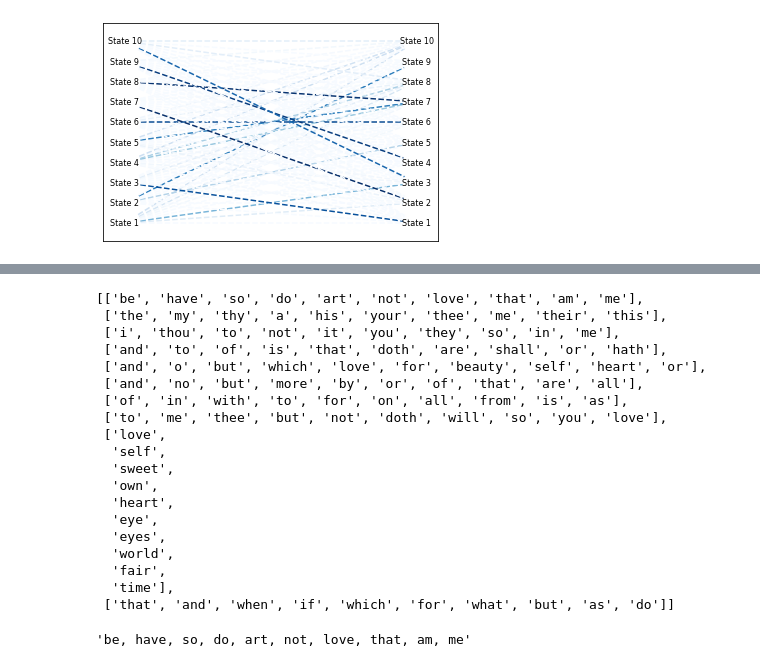
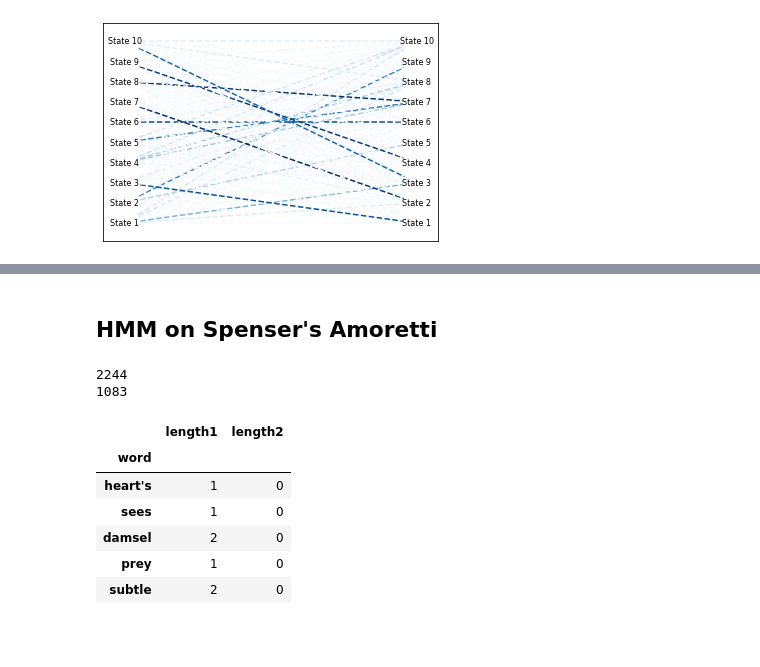
Before and after one commit to cjackal/CS155_PROJECT3, a Jupyter notebook: notebook.ipynb, the cells around one changed output, grey strips where cells are left out. Saved outputs shown, nothing was run; the diff lists cells and outputs as text; code cells hidden in the pictures; blank space fills up the shorter version.

Commit message:
Training Spenser's Amoretti

```diff
--- a/notebook.ipynb
+++ b/notebook.ipynb
@@ -371,3 +316,17 @@ HMM.generate_sonnet(syl_dict)
  ['love', 'unswayed', 'my', 'fair', 'misplaced', 'let', 'those', 'which'],
  ['powers', 'slanderers', 'wilful-slow', 'my', 'cries', 'a'],
  ['that', 'at', 'touch', 'side', 'cloud', 'dateless', 'well', 'ranks', 'thee']]
+# %%
+A = np.genfromtxt('./models/HMM_A_N_states=10.txt')
+O = np.genfromtxt('./models/HMM_O_N_states=10.txt')
+
+from HMM import HiddenMarkovModel
+
+HMM = HiddenMarkovModel(A, O)
+
+a_wo_st = Sonnet(HMM.generate_sonnet(syl_dict))
+a_wo_st.SetDict(df_syl)
+a_wo_st.SetDict_stress(df_stress)
+a_w_st = Sonnet(HMM.generate_sonnet_with_stress(df_syl, df_stress))
+a_w_st.SetDict(df_syl)
+a_w_st.SetDict_stress(df_stress)
@@ -438,33 +419,28 @@ print(ind)
-# %%
-idx = np.argsort(HMM.O, axis=1)
-topwords = []
-for i in range(10):
-    topwords_line = []
-    for j in range(1, 11):
-        topwords_line.append(wordlist[idx[i, -j]])
-    topwords.append(topwords_line)
-topwords
-# %% [output]
-[['be', 'have', 'so', 'do', 'art', 'not', 'love', 'that', 'am', 'me'],
- ['the', 'my', 'thy', 'a', 'his', 'your', 'thee', 'me', 'their', 'this'],
- ['i', 'thou', 'to', 'not', 'it', 'you', 'they', 'so', 'in', 'me'],
- ['and', 'to', 'of', 'is', 'that', 'doth', 'are', 'shall', 'or', 'hath'],
- ['and', 'o', 'but', 'which', 'love', 'for', 'beauty', 'self', 'heart', 'or'],
- ['and', 'no', 'but', 'more', 'by', 'or', 'of', 'that', 'are', 'all'],
- ['of', 'in', 'with', 'to', 'for', 'on', 'all', 'from', 'is', 'as'],
- ['to', 'me', 'thee', 'but', 'not', 'doth', 'will', 'so', 'you', 'love'],
- ['love',
-  'self',
-  'sweet',
-  'own',
-  'heart',
-  'eye',
-  'eyes',
-  'world',
-  'fair',
-  'time'],
- ['that', 'and', 'when', 'if', 'which', 'for', 'what', 'but', 'as', 'do']]
-# %%
-', '.join(['be', 'have', 'so', 'do', 'art', 'not', 'love', 'that', 'am', 'me'])
-# %% [output]
-'be, have, so, do, art, not, love, that, am, me'
+# %% [markdown]
+## HMM on Spenser's Amoretti
+# %%
+b = Utility.SonnetLoader('spenser')
+
+wordlist_spenser = set()
+for i in range(len(b)):
+    wordlist_spenser |= b[i].WordList()
+
+print(len(wordlist_spenser))
+print(len(wordlist_spenser.intersection(set(syl_dict.index))))
+# %% [output]
+2244
+1083
+# %%
+df_syl_spenser, df_stress_spenser = Dictionary.sylAndStr_nltk(wordlist_spenser, dict_syl=syl_dict)
+# df_syl_spenser.to_csv(path_or_buf='./models/dict_spenser_syl.csv', sep='@')
+# df_stress_spenser.to_csv(path_or_buf='./models/dict_spenser_stress.csv', sep='@')
+# %%
+df_syl_spenser.head()
+# %% [output]
+|  | length1 | length2 |
+| word |  |  |
+| heart's | 1 | 0 |
+| sees | 1 | 0 |
+| damsel | 2 | 0 |
+| prey | 1 | 0 |
+| subtle | 2 | 0 |
```
Also changed, not shown: parts of 25 cells of this notebook, 10 other files.
